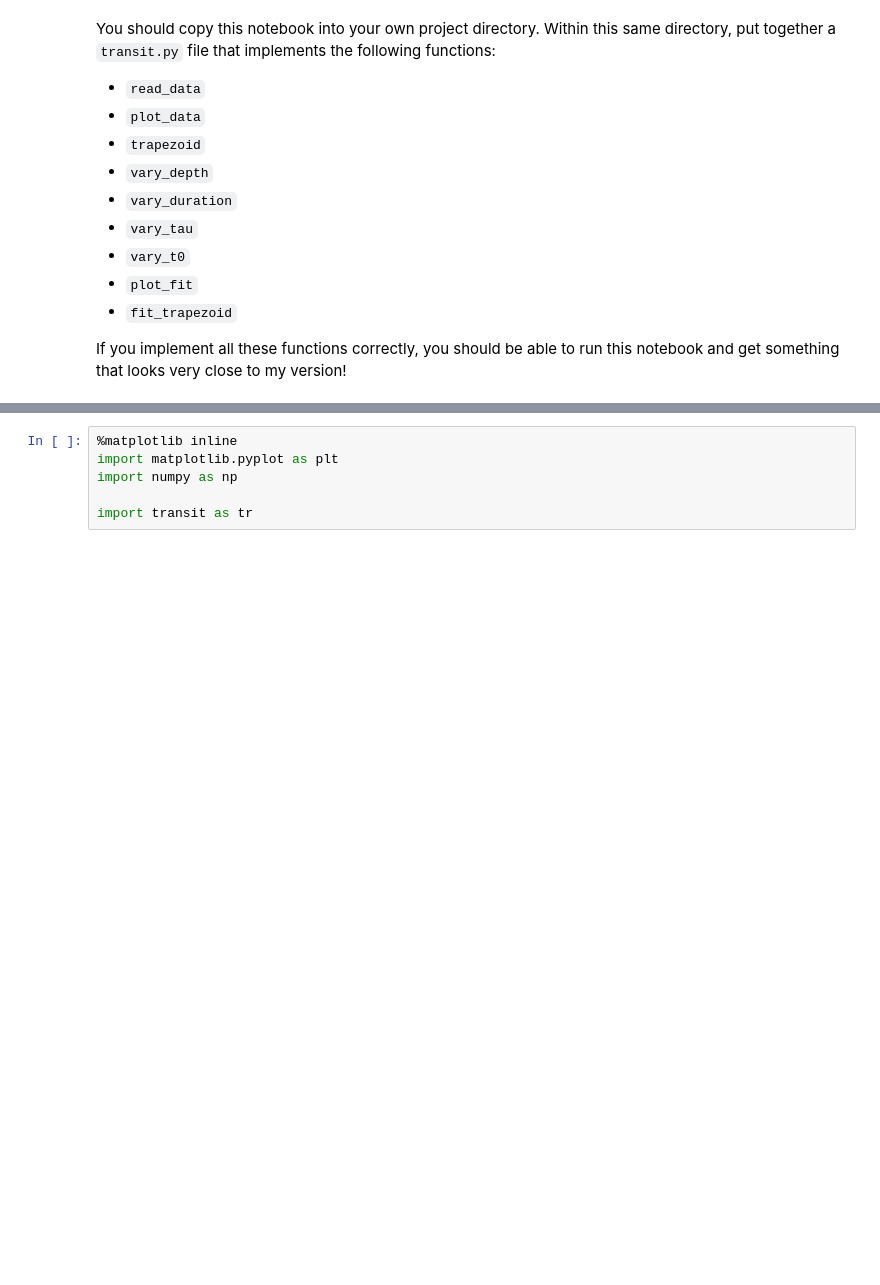
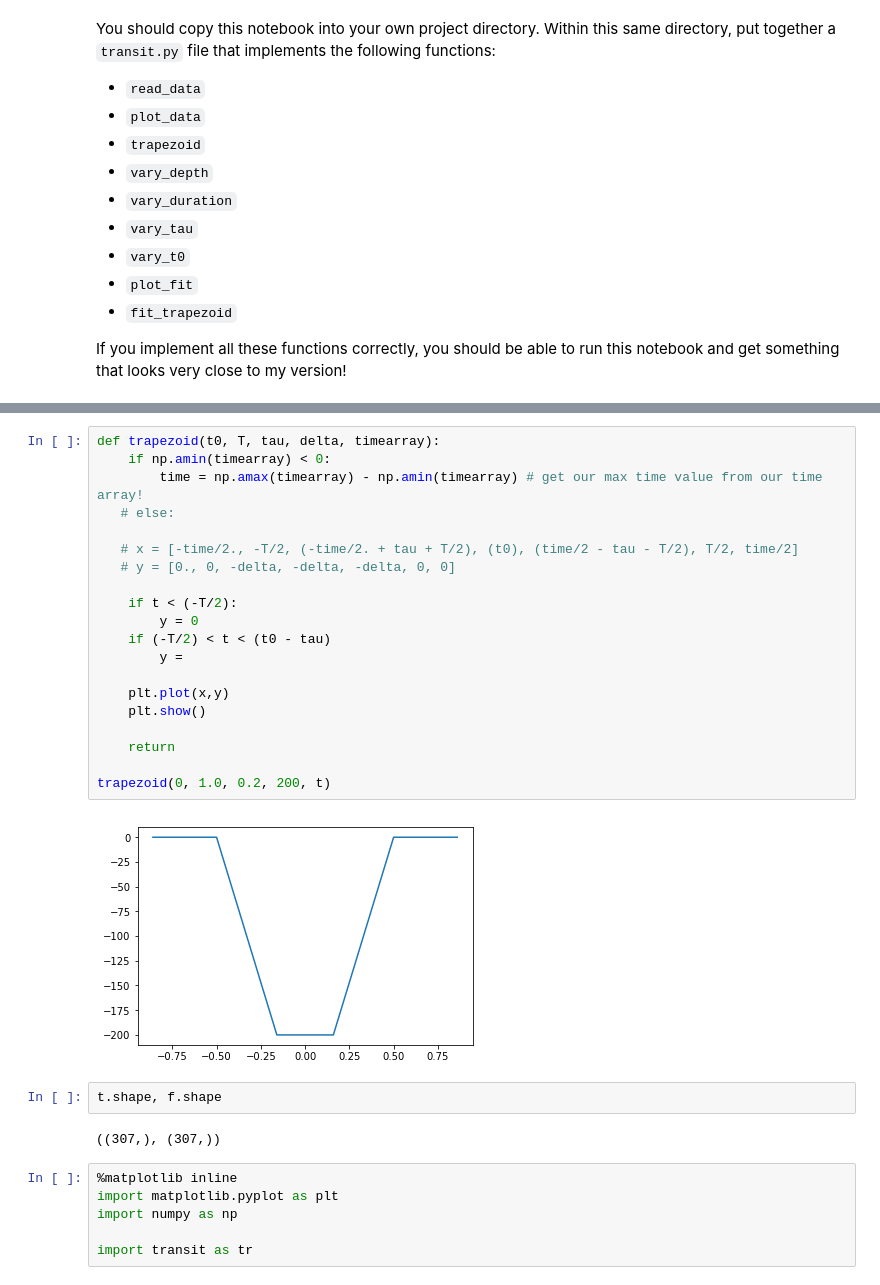
Before and after one commit to tlmakinen/group-project, a Jupyter notebook: transit.ipynb, the cells around one changed output, grey strips where cells are left out. Cells and saved outputs as stored; diff of their text form; blank space fills up the shorter version.

```diff
--- a/transit.ipynb
+++ b/transit.ipynb
@@ -15,3 +81,29 @@ If you implement all these functions correctly, you should be able to run this n
+# %%
+def trapezoid(t0, T, tau, delta, timearray):
+    if np.amin(timearray) < 0:
+        time = np.amax(timearray) - np.amin(timearray) # get our max time value from our time array!
+   # else:
+
+   # x = [-time/2., -T/2, (-time/2. + tau + T/2), (t0), (time/2 - tau - T/2), T/2, time/2]
+   # y = [0., 0, -delta, -delta, -delta, 0, 0]
+
+    if t < (-T/2):
+        y = 0
+    if (-T/2) < t < (t0 - tau)
+        y =
+
+    plt.plot(x,y)
+    plt.show()
+
+    return
+
+trapezoid(0, 1.0, 0.2, 200, t)
+# %% [output]
+[figure, added]
+# %%
+t.shape, f.shape
+# %% [output]
+((307,), (307,))
 # %%
 %matplotlib inline
 import matplotlib.pyplot as plt
```
Also changed, not shown: parts of 5 cells of this notebook.
